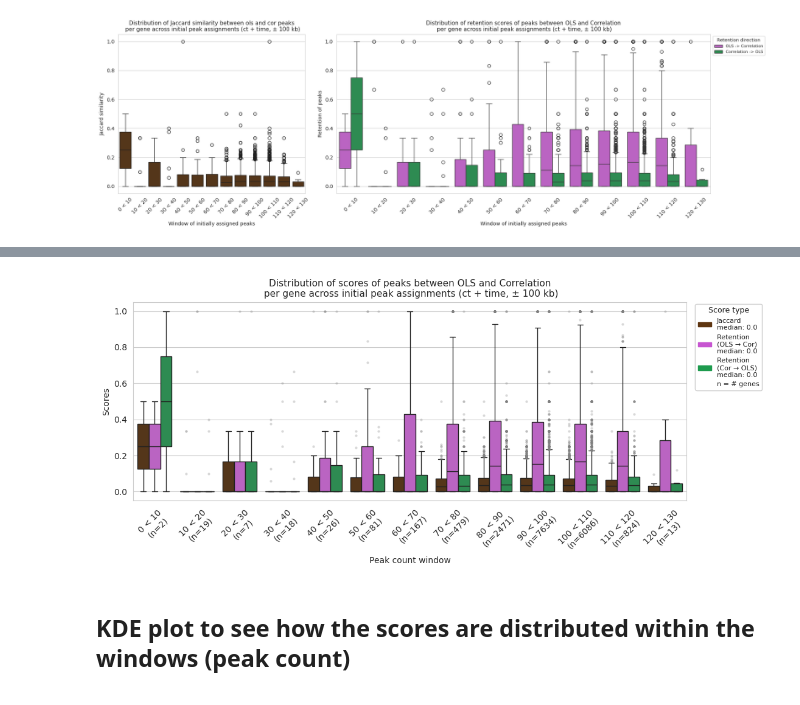
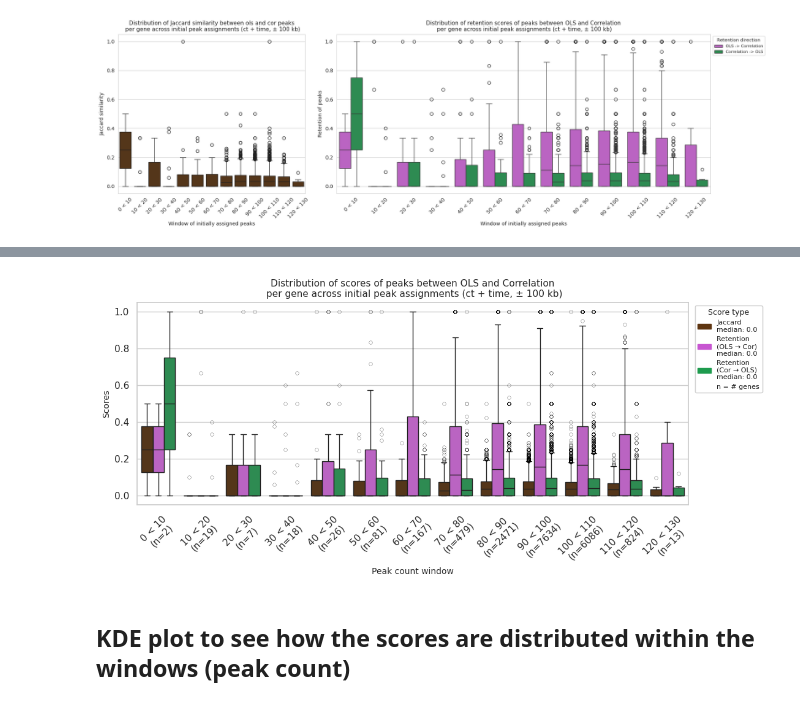
Before and after one commit to smin07/BA, a Jupyter notebook: notebooks/100kb_results_ols_vs_cor_ct_time.ipynb, the cells around one changed output, grey strips where cells are left out. Saved outputs shown, nothing was run; the diff lists cells and outputs as text; code cells hidden in the pictures.

```diff
--- a/notebooks/100kb_results_ols_vs_cor_ct_time.ipynb
+++ b/notebooks/100kb_results_ols_vs_cor_ct_time.ipynb
@@ -644,14 +725,16 @@ Name: gene_id, Length: 828, dtype: object
 import matplotlib.pyplot as plt
 import seaborn as sns
 
+#make bin sizes equally space
+plt.figure(figsize=(12, 5))
+sns.histplot(peak_counts["num_assigned_peaks"], bins=range(0, peak_counts["num_assigned_peaks"].max() + 1), edgecolor="black", color="#a2a2a2", binwidth=1, discrete=True)
+sns.set_style("whitegrid", {"axes.grid": False})
+#grid only on x-axis
+plt.grid(axis="y", color="0.9", linestyle="-", linewidth=0.8)
 #make bin sizes equally spaced
-plt.figure(figsize=(20, 8))
-sns.histplot(peak_counts["num_assigned_peaks"], bins=range(0, peak_counts["num_assigned_peaks"].max() + 1), edgecolor="black", color="#a2a2a2", binwidth=1, discrete=True)
-
-#make bin sizes equally spaced
-plt.xlabel("Number of Assigned Peaks")
-plt.ylabel("Number of Genes")
+plt.xlabel("Number of initial peaks")
+plt.ylabel("Number of genes")
 plt.title("Distribution of Number of Assigned Peaks per Gene")
-#plt.savefig("/home/fgsasse_lrs_1/Downloads/BA/BA_data/Overlaps OLS vs Cor/num_assigned_peaks_histogram_100kb.png")
+plt.savefig("/home/fgsasse_lrs_1/Downloads/BA/BA_data/Overlaps OLS vs Cor/num_assigned_peaks_histogram_100kb.png", dpi = 300, bbox_inches = "tight")
 plt.show()
 # %% [output]
@@ -1329,10 +1412,11 @@ fig, axes = plt.subplots(figsize=(13, 5))
 
 flier_props = dict(
     marker="o",
-    markerfacecolor="gray",
-    markeredgecolor="none",
-    markersize=3,
-    alpha=0.3,
+    markerfacecolor="none",
+    markeredgecolor="black",
+    markeredgewidth=0.2,
+    markersize=4,
+    alpha=1,
 )
 
 sns.boxplot(x="w1", y="score_value", hue="score_type", data=all_scores_long_df, palette=method_colors, ax= axes, flierprops=flier_props)
@@ -1340,37 +1424,41 @@ sns.set_style("whitegrid")
 median_scores = all_scores_long_df.groupby(["w1", "score_type"])["score_value"].median().reset_index()
 axes.get_legend().remove()  # Remove seaborn's legend first
 
 # --- score type legend ---
 score_handles = [
     mpatches.Patch(color=method_colors["jaccard"],label=f"Jaccard \nmedian: {median_scores[median_scores['score_type'] == 'jaccard']['score_value'].median():.1f} "),
     mpatches.Patch(color=method_colors["retention_oc"], label=f"Retention \n(OLS → Cor) \nmedian: {median_scores[median_scores['score_type'] == 'retention_oc']['score_value'].median():.1f}"),
     mpatches.Patch(color=method_colors["retention_co"], label=f"Retention \n(Cor → OLS) \nmedian: {median_scores[median_scores['score_type'] == 'retention_co']['score_value'].median():.1f}"),
     mpatches.Patch(color="none", label= f"n = # genes")  # empty patch for spacing
 ]
 score_legend = fig.legend(
     handles=score_handles,
     title="Score type",
     loc="upper right",
-    bbox_to_anchor=(0.85, 0.9),
+    bbox_to_anchor=(0.847, 0.88),
     fontsize=8, title_fontsize=9,
     frameon=True,
 )
 score_legend.get_title().set_ha("center")
 axes.add_artist(score_legend)
 
 #add the jaccard_counts to the x-axis labels
 x_labels_with_counts = [f"{w} \n(n={int(jaccard_counts.loc[w, w])})" for w in window_labels]
 axes.set_xticklabels(x_labels_with_counts, rotation=45, ha="center")
 
 plt.xticks(rotation=45)
-plt.xlabel("Peak count window")
-plt.ylabel("Scores")
+plt.xlabel("Peak count window", fontsize=10, fontweight="roman")
+plt.ylabel("Scores", fontsize=10, fontweight="roman")
 plt.title("Distribution of scores of peaks between OLS and Correlation\n per gene across initial peak assignments (ct + time, ± 100 kb)", fontsize=11)
 plt.tight_layout()
 plt.subplots_adjust(right=0.75)  # make room on the right for both legends
+fig.set_size_inches(13, 5)
+
+plt.subplots_adjust(right=0.75, bottom=0.22, top=0.88)
+plt.savefig("/home/fgsasse_lrs_1/Downloads/BA/BA_data/Overlaps OLS vs Cor/ct_time/jaccard_retention_boxplots_100kb.png", dpi=300, bbox_inches="tight")
 plt.show()
 # %% [output]
-[figure, old version]
+[figure, new version]
 # %% [markdown]
 ## KDE plot to see how the scores are distributed within the windows (peak count)
 # %%
```
Also changed, not shown: parts of 11 cells of this notebook, 53 other files.
